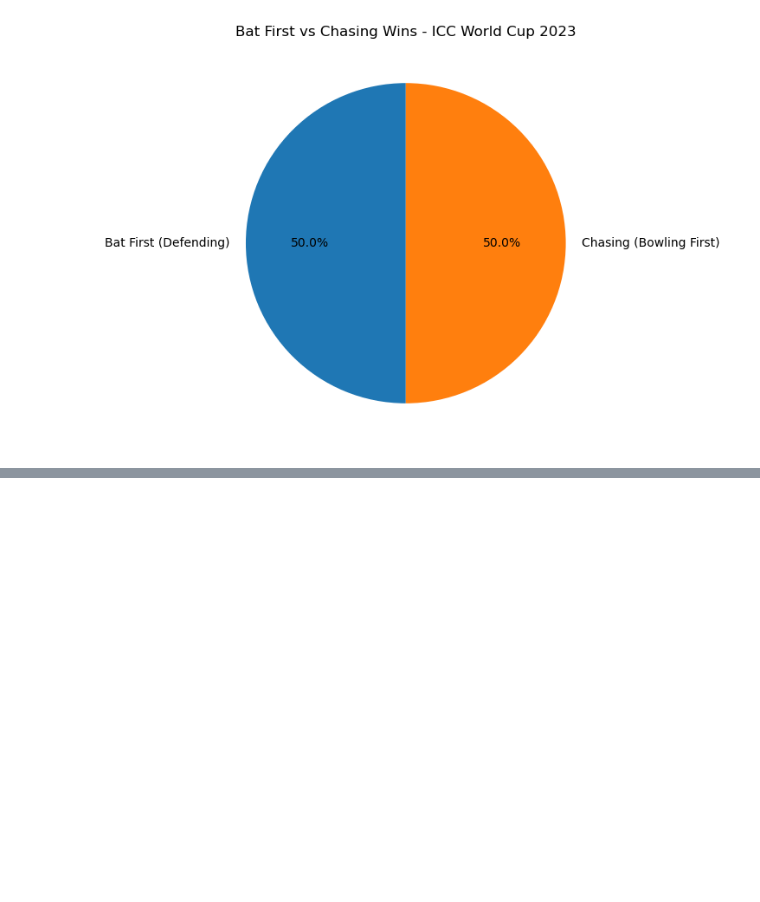
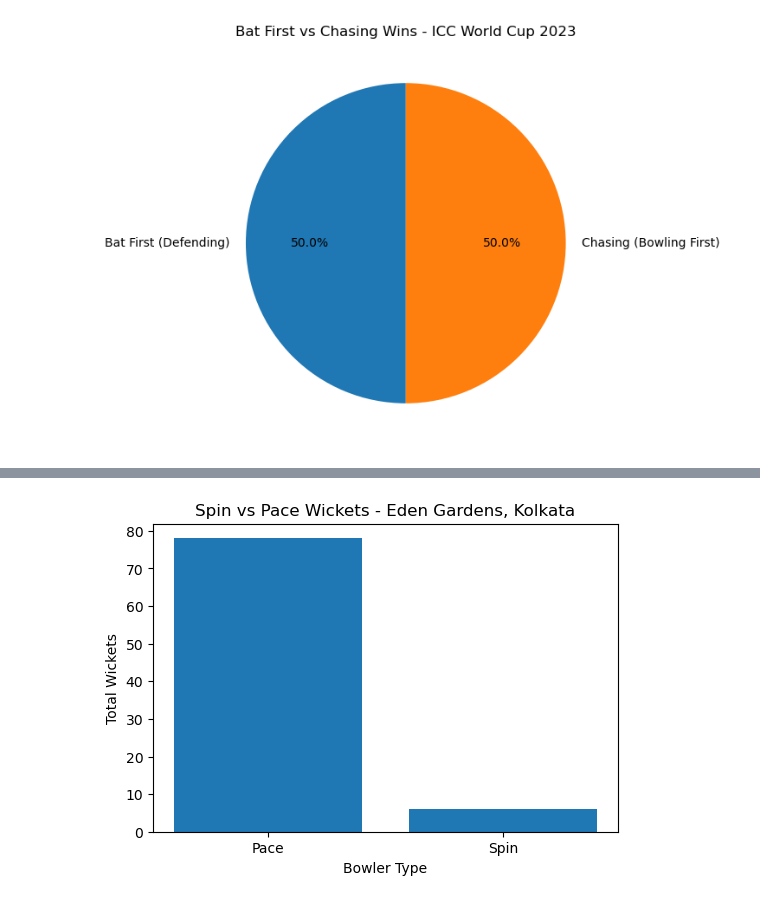
Before and after one commit to Harshal1848/EDA_PROJECT_ICC_ODI_WC_2023, a Jupyter notebook: Analysis.ipynb, the cells around one changed output, grey strips where cells are left out. Cells and saved outputs as stored; diff of their text form; code cells hidden in the pictures; blank space fills up the shorter version.

```diff
--- a/Analysis.ipynb
+++ b/Analysis.ipynb
@@ -763,0 +820,15 @@ Shows consistency of each team.
+# %%
+venue = "Eden Gardens, Kolkata"
+
+data = wickets[wickets["venue"] == venue]
+
+stats = data.groupby("bowler_type").size()
+
+plt.figure(figsize=(6,4))
+plt.bar(stats.index, stats.values)
+plt.title("Spin vs Pace Wickets - Eden Gardens, Kolkata")
+plt.xlabel("Bowler Type")
+plt.ylabel("Total Wickets")
+plt.show()
+# %% [output]
+[figure, added]
```
Also changed, not shown: parts of 27 cells of this notebook, 11 other files.
